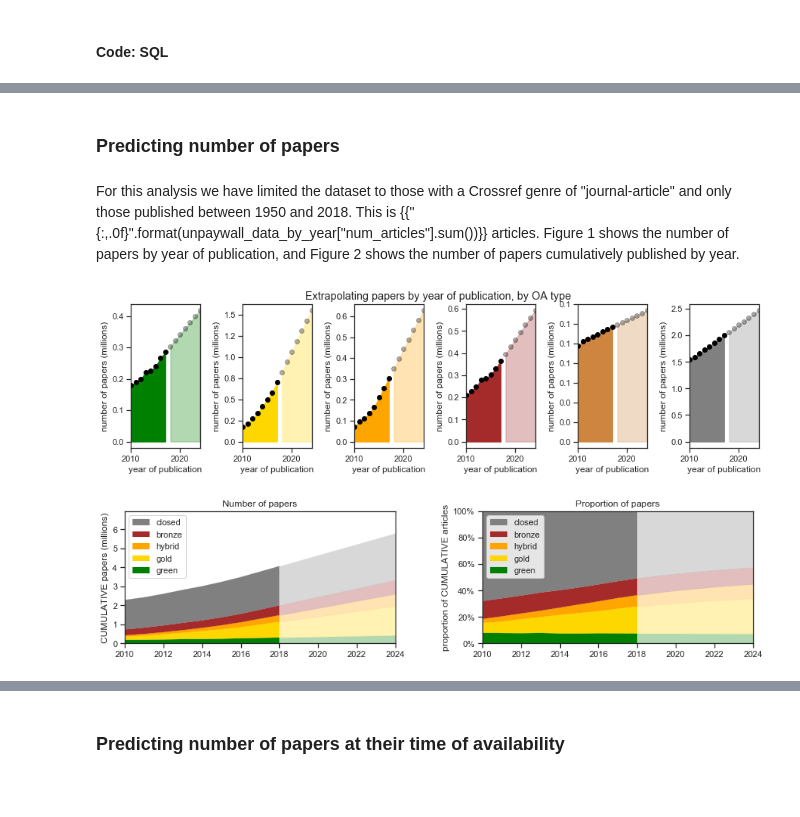
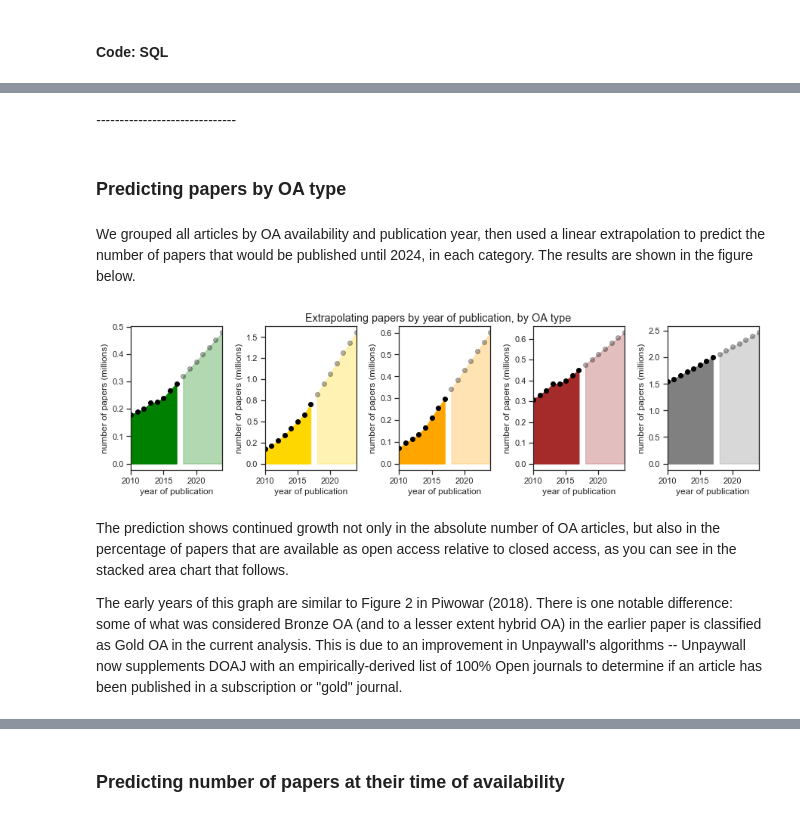
Before and after one commit to ourresearch/openalex-api, a Jupyter notebook: downloads.ipynb, the cells around one changed output, grey strips where cells are left out. Saved outputs shown, nothing was run; the diff lists cells and outputs as text; code cells hidden in the pictures; blank space fills up the shorter version.

```diff
--- a/downloads.ipynb
+++ b/downloads.ipynb
@@ -85,4 +101,5 @@ pd.set_option('display.expand_frame_repr', False)
 # %%
+%%capture --no-stderr --no-stdout --no-display
 
 def get_naive_papers(graph_type, use_graph_type=False, label_for_graph=None, now_delta_years=0, show_graph=True, cumulative=True):
 
@@ -97,9 +114,9 @@ def get_naive_papers(graph_type, use_graph_type=False, label_for_graph=None, now
     if "bronze" in graph_type:
         color = "bronze"
 
-    if graph_type == "hybrid":
-        now_year -= 2
-    elif graph_type in ("delayed_bronze", "closed"):
+    if graph_type in ("green", "hybrid"):
+        now_year -= 1
+    if graph_type in ("delayed_bronze", "closed"):
         now_year -= 5
 
     if use_graph_type:
@@ -1020,20 +1080,18 @@ biorxiv_growth = pd.read_sql_query(sqlalchemy.text(q), redshift_engine)
+# %% [markdown]
+*------------------------------*
 # %% [markdown]
-### Predicting number of papers
+### Predicting papers by OA type
-# %% [markdown]
-
-For this analysis we have limited the dataset to those with a Crossref genre of "journal-article" and only those published between 1950 and 2018.  This is {{"{:,.0f}".format(unpaywall_data_by_year["num_articles"].sum())}} articles.  Figure 1 shows the number of papers by year of publication, and Figure 2 shows the number of papers cumulatively published by year.
+# %% [markdown]
+We grouped all articles by OA availability and publication year, then used a linear extrapolation to predict the number of papers that would be published until 2024, in each category.  The results are shown in the figure below.
 # %%
 
-fig, axes = plt.subplots(1, len(graph_type_order), figsize=(12, 3), sharex=True, sharey=False)
+fig, axes = plt.subplots(1, len(oa_status_order), figsize=(12, 3), sharex=True, sharey=False)
 axes_flatten = axes.flatten()
 plt.tight_layout(pad=0, w_pad=2, h_pad=1)
 plt.subplots_adjust(hspace=1)
 naive_data = pd.DataFrame()
-for i, graph_type in enumerate(graph_type_order):
-    new_data = graph_naive_papers(graph_type, use_graph_type=True, now_delta_years=1, cumulative=False, ax=axes_flatten[i])
+for i, graph_type in enumerate(oa_status_order):
+    new_data = graph_naive_papers(graph_type, use_graph_type=False, now_delta_years=1, cumulative=False, ax=axes_flatten[i])
     naive_data = naive_data.append(new_data)
-
-plot_totals_and_proportion(naive_data)
 # %% [output]
-[figure, old version]
+[figure, new version]
-[figure, removed]
@@ -1052,0 +1098,4 @@ plot_totals_and_proportion(naive_data)
+# %% [markdown]
+The prediction shows continued growth not only in the absolute number of OA articles, but also in the percentage of papers that are available as open access relative to closed access, as you can see in the stacked area chart that follows.
+
+The early years of this graph are similar to Figure 2 in Piwowar (2018).  There is one notable difference: some of what was considered Bronze OA (and to a lesser extent hybrid OA) in the earlier paper is classified as Gold OA in the current analysis.  This is due to an improvement in Unpaywall's algorithms -- Unpaywall now supplements DOAJ with an empirically-derived list of 100% Open journals to determine if an article has been published in a subscription or "gold" journal.
```
Also changed, not shown: parts of 65 cells of this notebook, 1 other file.
